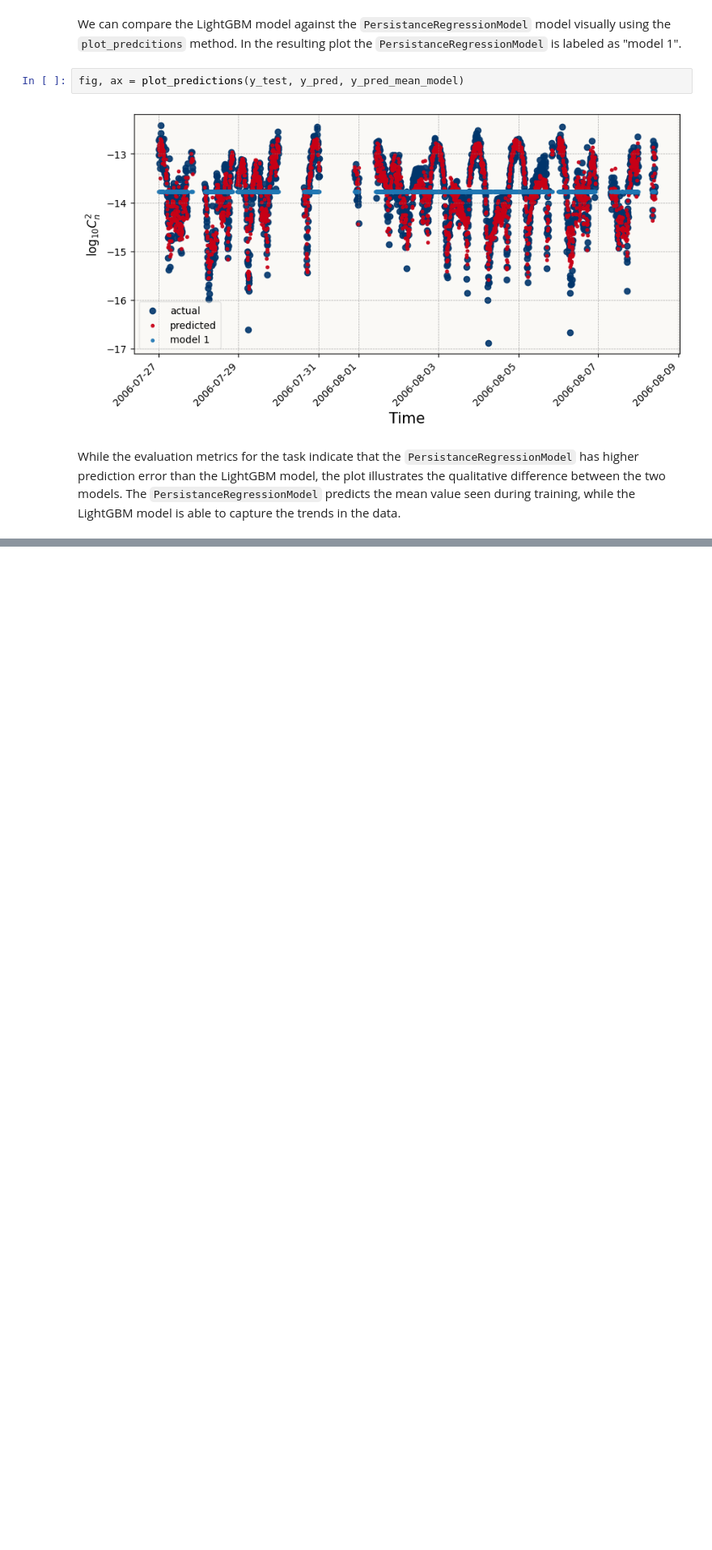
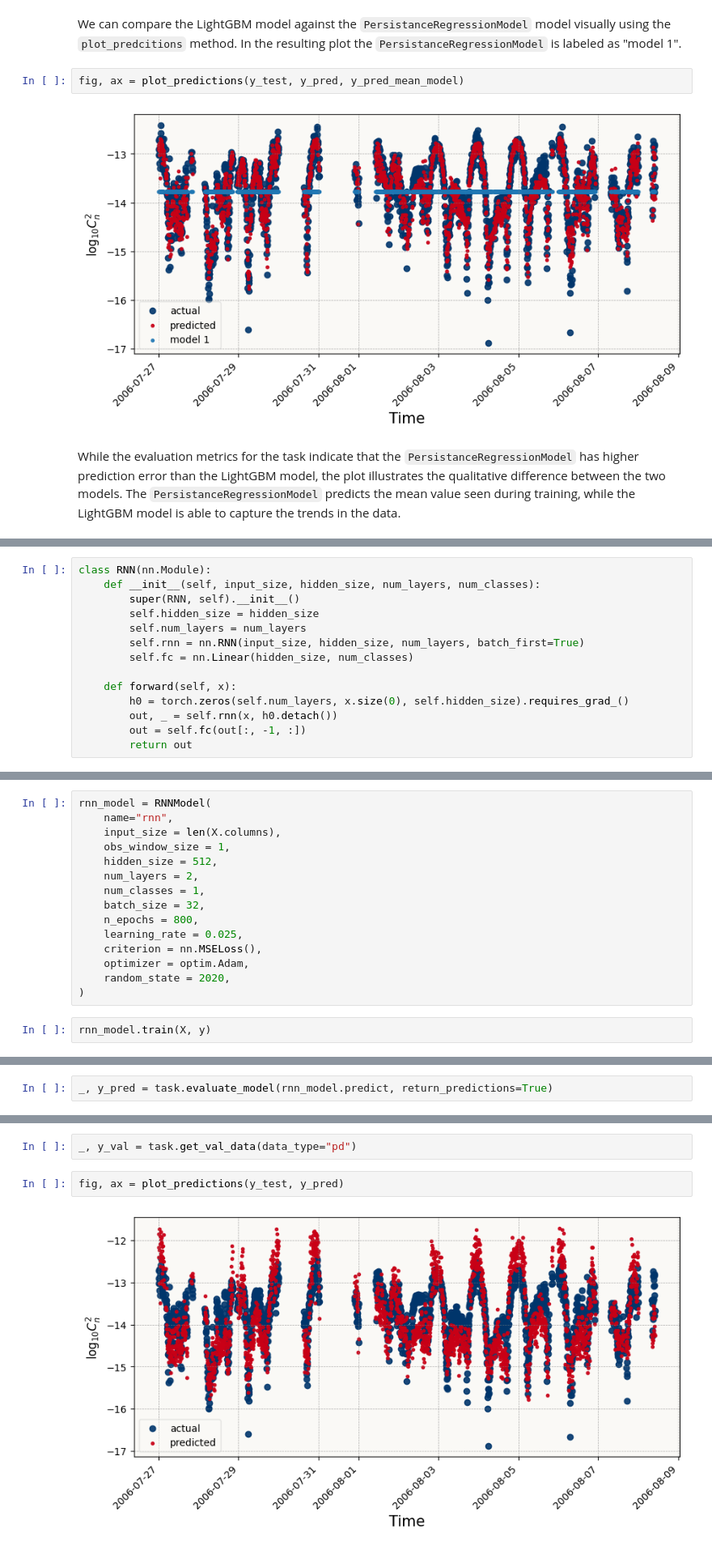
Before and after one commit to CDJellen/otbench, a Jupyter notebook: notebooks/regression/mlo_cn2.ipynb, the cells around one changed output, grey strips where cells are left out. Shown at 81% size. Drawn from its saved outputs; the diff is of its cells as text; blank space fills up the shorter version.

```diff
--- a/notebooks/regression/mlo_cn2.ipynb
+++ b/notebooks/regression/mlo_cn2.ipynb
@@ -201,0 +218,14 @@ While the evaluation metrics for the task indicate that the `PersistanceRegressi
+# %%
+class RNN(nn.Module):
+    def __init__(self, input_size, hidden_size, num_layers, num_classes):
+        super(RNN, self).__init__()
+        self.hidden_size = hidden_size
+        self.num_layers = num_layers
+        self.rnn = nn.RNN(input_size, hidden_size, num_layers, batch_first=True)
+        self.fc = nn.Linear(hidden_size, num_classes)
+
+    def forward(self, x):
+        h0 = torch.zeros(self.num_layers, x.size(0), self.hidden_size).requires_grad_()
+        out, _ = self.rnn(x, h0.detach())
+        out = self.fc(out[:, -1, :])
+        return out
@@ -201,0 +341,17 @@ While the evaluation metrics for the task indicate that the `PersistanceRegressi
+# %%
+rnn_model = RNNModel(
+    name="rnn",
+    input_size = len(X.columns),
+    obs_window_size = 1,
+    hidden_size = 512,
+    num_layers = 2,
+    num_classes = 1,
+    batch_size = 32,
+    n_epochs = 800,
+    learning_rate = 0.025,
+    criterion = nn.MSELoss(),
+    optimizer = optim.Adam,
+    random_state = 2020,
+)
+# %%
+rnn_model.train(X, y)
@@ -201,0 +369,2 @@ While the evaluation metrics for the task indicate that the `PersistanceRegressi
+# %%
+_, y_pred = task.evaluate_model(rnn_model.predict, return_predictions=True)
@@ -201,0 +373,6 @@ While the evaluation metrics for the task indicate that the `PersistanceRegressi
+# %%
+_, y_val = task.get_val_data(data_type="pd")
+# %%
+fig, ax = plot_predictions(y_test, y_pred)
+# %% [output]
+[figure, added]
```
Also changed, not shown: parts of 15 cells of this notebook.
